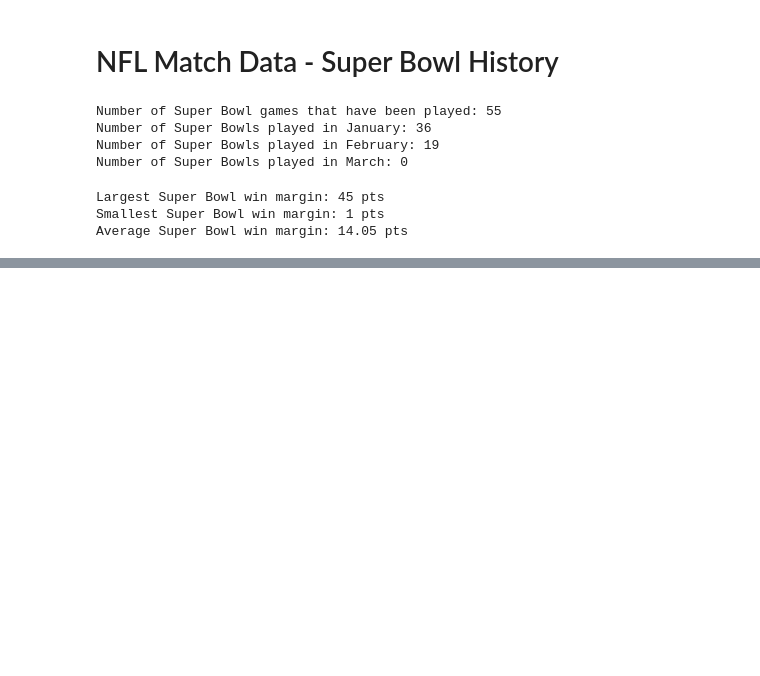
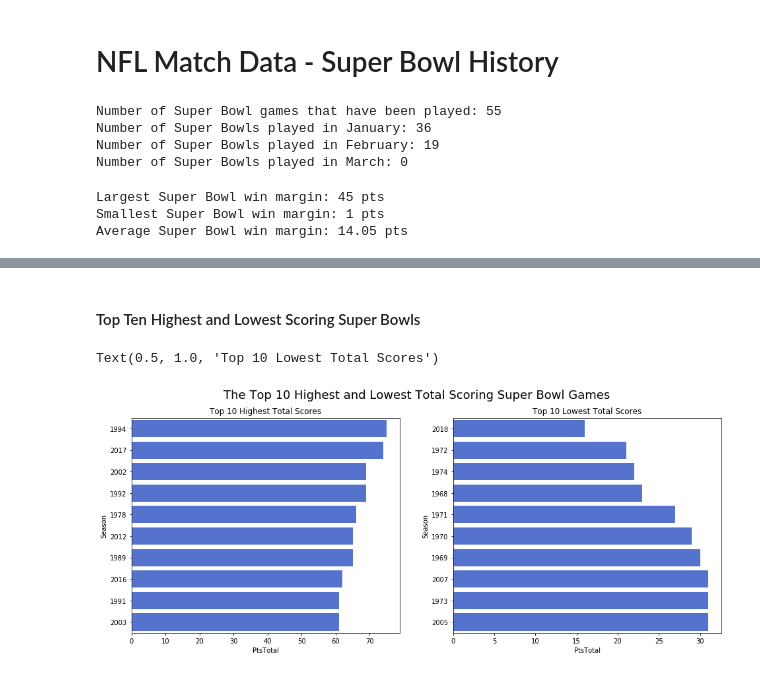
Before and after one commit to alessiomorteo/NFL, a Jupyter notebook: NFL_Match_Data_SuperBowl_History.ipynb, the cells around one changed output, grey strips where cells are left out. Drawn from its saved outputs; the diff is of its cells as text; code cells hidden in the pictures; blank space fills up the shorter version.

```diff
--- a/NFL_Match_Data_SuperBowl_History.ipynb
+++ b/NFL_Match_Data_SuperBowl_History.ipynb
@@ -37,0 +75,14 @@ sb_games.head()
+# %% [markdown]
+#### Top Ten Highest and Lowest Scoring Super Bowls
+# %%
+high_total_rank = sb_games[["Season", "Winner/tie", "Loser/tie", "PtsTotal"]].nlargest(n=10, columns=["PtsTotal"])
+low_total_rank = sb_games[["Season", "Winner/tie", "Loser/tie", "PtsTotal"]].nsmallest(n=10, columns=["PtsTotal"])
+fig, ax = plt.subplots(ncols=2, figsize=(16, 6))
+plt.suptitle("The Top 10 Highest and Lowest Total Scoring Super Bowl Games", fontsize=18)
+sns.barplot(data=high_total_rank, x="PtsTotal", y="Season", order=high_total_rank["Season"], color="royalblue", orient="h", ax=ax[0])
+sns.barplot(data=low_total_rank, x="PtsTotal", y="Season", order=low_total_rank["Season"], color="royalblue", orient="h", ax=ax[1])
+ax[0].set_title("Top 10 Highest Total Scores")
+ax[1].set_title("Top 10 Lowest Total Scores")
+# %% [output]
+Text(0.5, 1.0, 'Top 10 Lowest Total Scores')
+[figure, added]
```
Also changed, not shown: parts of 19 cells of this notebook.
